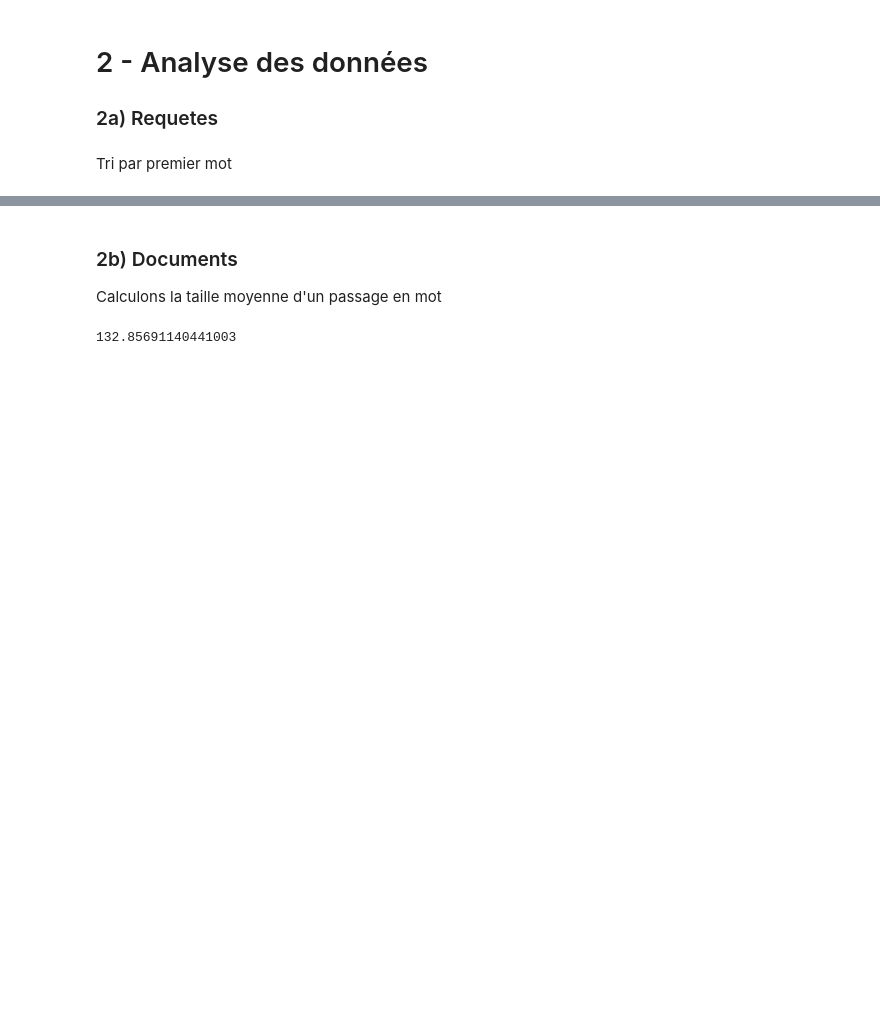
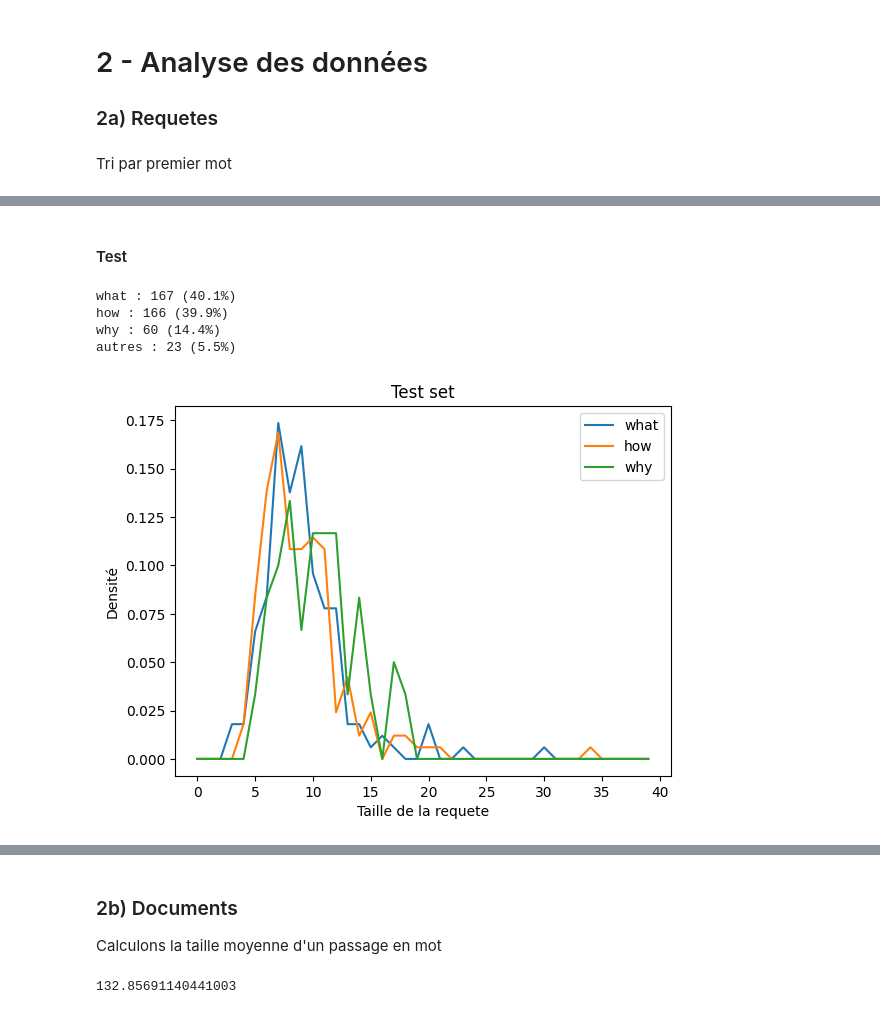
Before and after one commit to barthosdac/projet-rital, a Jupyter notebook: ExplorationData.ipynb, the cells around one changed output, grey strips where cells are left out. Saved outputs shown, nothing was run; the diff lists cells and outputs as text; code cells hidden in the pictures; blank space fills up the shorter version.

```diff
--- a/ExplorationData.ipynb
+++ b/ExplorationData.ipynb
@@ -212,0 +254,11 @@ Text(0, 0.5, 'Densité')
+# %% [markdown]
+#### Test
+# %%
+plt.title("Test set")
+show_repartition(list(df_test['Question']))
+# %% [output]
+what : 167 (40.1%)
+how : 166 (39.9%)
+why : 60 (14.4%)
+autres : 23 (5.5%)
+[figure, added]
```
Also changed, not shown: parts of 18 cells of this notebook.
